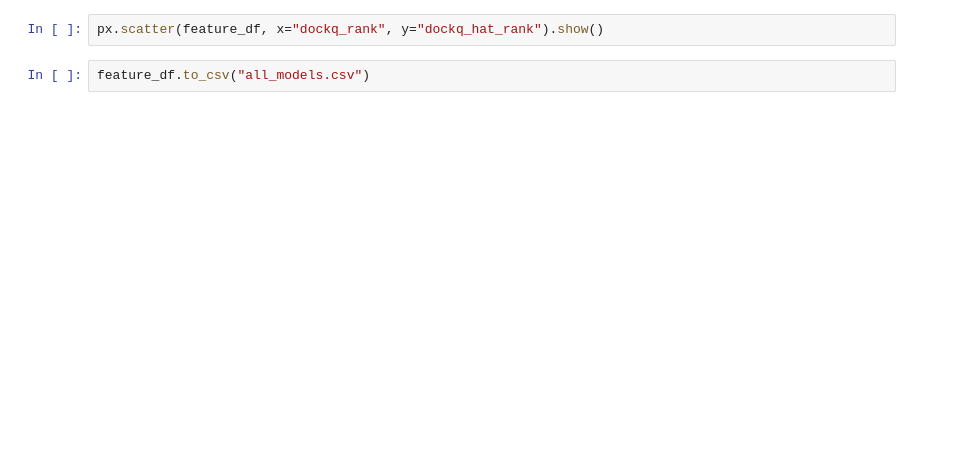
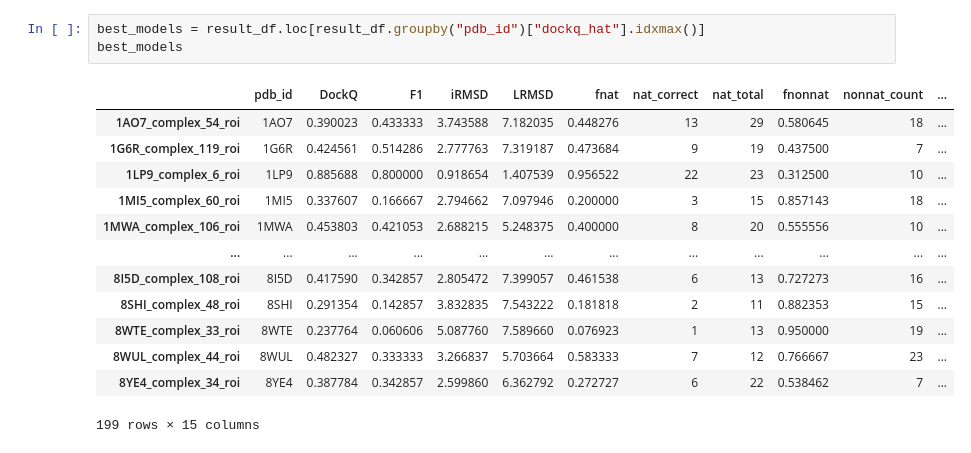
Before and after one commit to KavrakiLab/STEGGosaurus-docker, a Jupyter notebook: dockq_energy_fitting.ipynb, the cells around one changed output. Saved outputs shown, nothing was run; the diff lists cells and outputs as text; blank space fills up the shorter version.

```diff
--- a/dockq_energy_fitting.ipynb
+++ b/dockq_energy_fitting.ipynb
@@ -108,4 +116,17 @@ feature_df
-# %%
-px.scatter(feature_df, x="dockq_rank", y="dockq_hat_rank").show()
-# %%
-feature_df.to_csv("all_models.csv")
+# %%
+best_models = result_df.loc[result_df.groupby("pdb_id")["dockq_hat"].idxmax()]
+best_models
+# %% [output]
+|  | pdb_id | DockQ | F1 | iRMSD | LRMSD | fnat | nat_correct | nat_total | fnonnat | nonnat_count | ... |
+| 1AO7_complex_54_roi | 1AO7 | 0.390023 | 0.433333 | 3.743588 | 7.182035 | 0.448276 | 13 | 29 | 0.580645 | 18 | ... |
+| 1G6R_complex_119_roi | 1G6R | 0.424561 | 0.514286 | 2.777763 | 7.319187 | 0.473684 | 9 | 19 | 0.437500 | 7 | ... |
+| 1LP9_complex_6_roi | 1LP9 | 0.885688 | 0.800000 | 0.918654 | 1.407539 | 0.956522 | 22 | 23 | 0.312500 | 10 | ... |
+| 1MI5_complex_60_roi | 1MI5 | 0.337607 | 0.166667 | 2.794662 | 7.097946 | 0.200000 | 3 | 15 | 0.857143 | 18 | ... |
+| 1MWA_complex_106_roi | 1MWA | 0.453803 | 0.421053 | 2.688215 | 5.248375 | 0.400000 | 8 | 20 | 0.555556 | 10 | ... |
+| ... | ... | ... | ... | ... | ... | ... | ... | ... | ... | ... | ... |
+| 8I5D_complex_108_roi | 8I5D | 0.417590 | 0.342857 | 2.805472 | 7.399057 | 0.461538 | 6 | 13 | 0.727273 | 16 | ... |
+| 8SHI_complex_48_roi | 8SHI | 0.291354 | 0.142857 | 3.832835 | 7.543222 | 0.181818 | 2 | 11 | 0.882353 | 15 | ... |
+| 8WTE_complex_33_roi | 8WTE | 0.237764 | 0.060606 | 5.087760 | 7.589660 | 0.076923 | 1 | 13 | 0.950000 | 19 | ... |
+| 8WUL_complex_44_roi | 8WUL | 0.482327 | 0.333333 | 3.266837 | 5.703664 | 0.583333 | 7 | 12 | 0.766667 | 23 | ... |
+| 8YE4_complex_34_roi | 8YE4 | 0.387784 | 0.342857 | 2.599860 | 6.362792 | 0.272727 | 6 | 22 | 0.538462 | 7 | ... |
+199 rows × 15 columns
```
Also changed, not shown: parts of 15 cells of this notebook, 2 other files.
